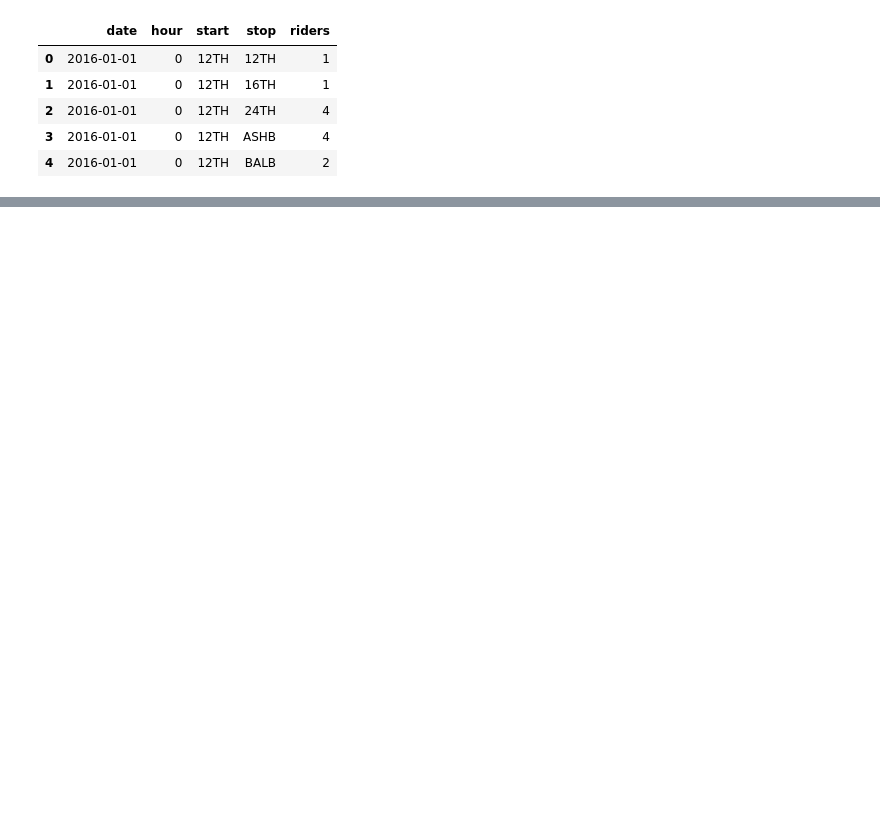
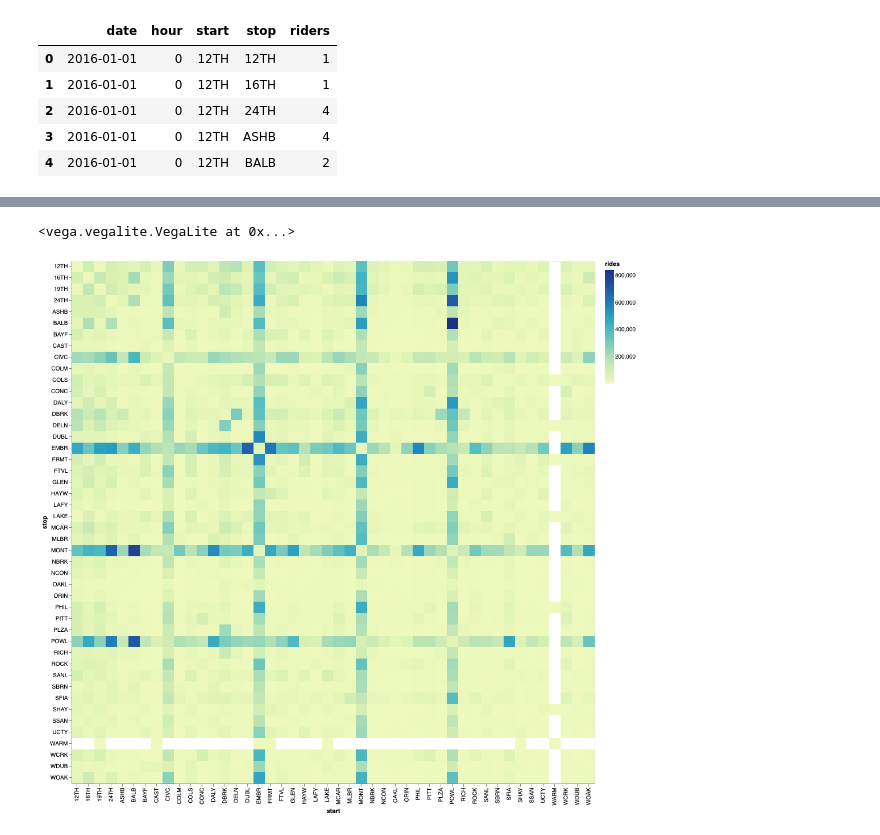
Before and after one commit to audy/bart-analysis, a Jupyter notebook: barts.ipynb, the cells around one changed output, grey strips where cells are left out. Saved outputs shown, nothing was run; the diff lists cells and outputs as text; code cells hidden in the pictures; blank space fills up the shorter version.

```diff
--- a/barts.ipynb
+++ b/barts.ipynb
@@ -89,0 +69,9 @@ plt.show()
+# %%
+alt.Chart(totaled).mark_rect().encode(
+    x='start:O',
+    y='stop:O',
+    color='rides'
+)
+# %% [output]
+<vega.vegalite.VegaLite at 0x...>
+[figure, added]
```
Also changed, not shown: parts of 15 cells of this notebook, 1 other file.
